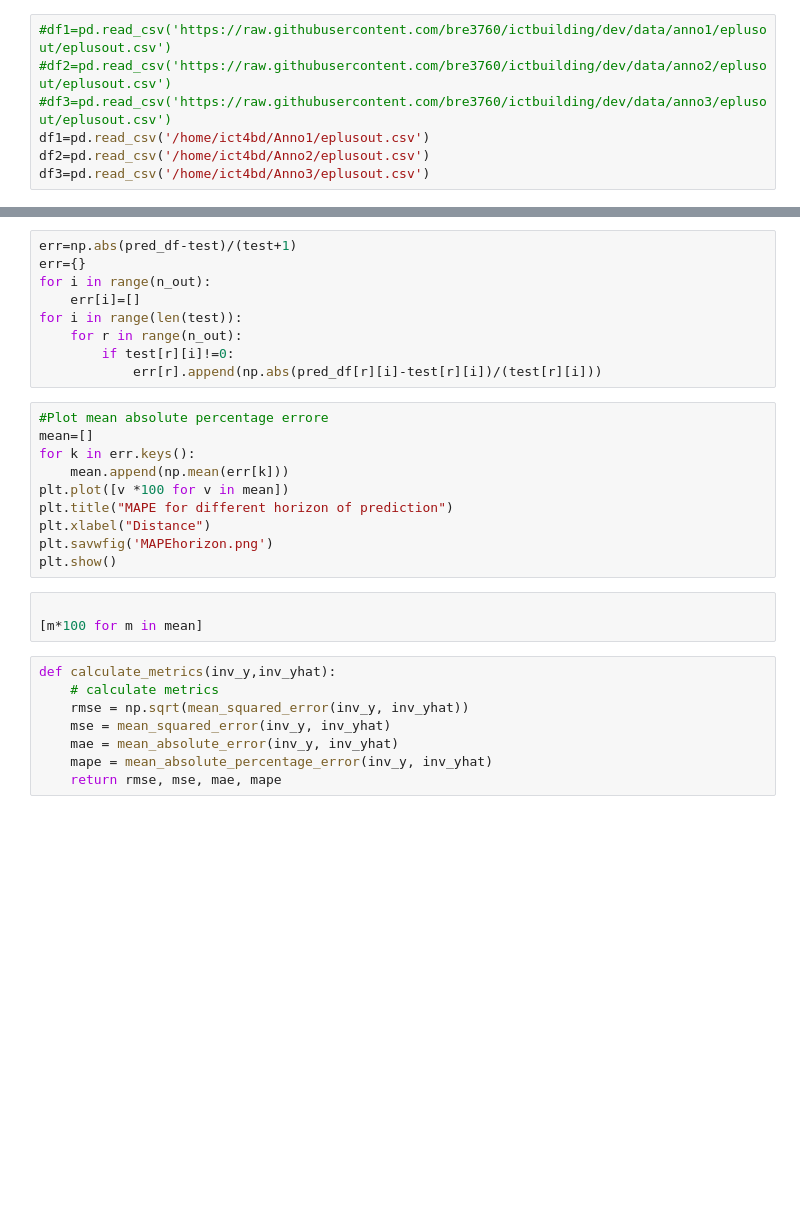
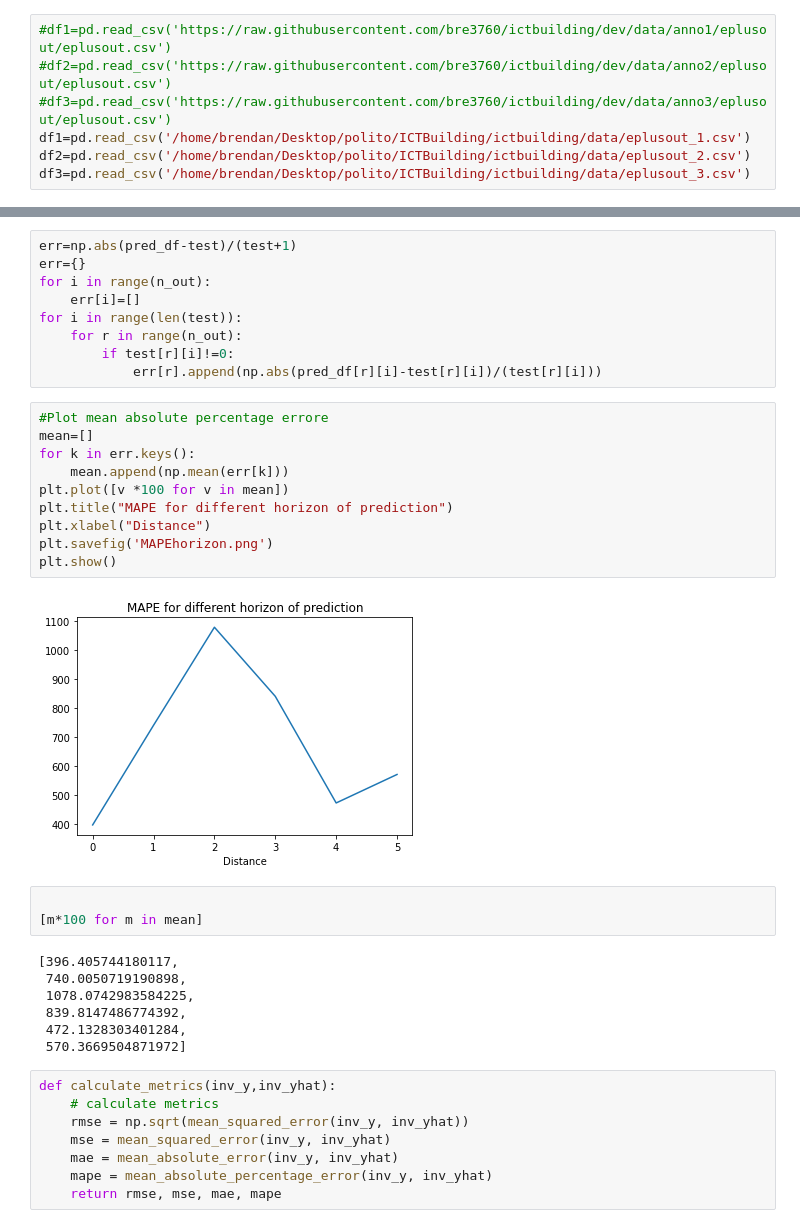
Before and after one commit to bre3760/ictbuilding, a Jupyter notebook: prediction_model/CNNbiLSTM_last.ipynb, the cells around one changed output, grey strips where cells are left out. Cells and saved outputs as stored; diff of their text form; blank space fills up the shorter version.

```diff
--- a/prediction_model/CNNbiLSTM_last.ipynb
+++ b/prediction_model/CNNbiLSTM_last.ipynb
@@ -36,9 +38,9 @@ from sklearn.preprocessing import MinMaxScaler
 #df1=pd.read_csv('https://raw.githubusercontent.com/bre3760/ictbuilding/dev/data/anno1/eplusout/eplusout.csv')
 #df2=pd.read_csv('https://raw.githubusercontent.com/bre3760/ictbuilding/dev/data/anno2/eplusout/eplusout.csv')
 #df3=pd.read_csv('https://raw.githubusercontent.com/bre3760/ictbuilding/dev/data/anno3/eplusout/eplusout.csv')
-df1=pd.read_csv('/home/ict4bd/Anno1/eplusout.csv')
-df2=pd.read_csv('/home/ict4bd/Anno2/eplusout.csv')
-df3=pd.read_csv('/home/ict4bd/Anno3/eplusout.csv')
+df1=pd.read_csv('/home/brendan/Desktop/polito/ICTBuilding/ictbuilding/data/eplusout_1.csv')
+df2=pd.read_csv('/home/brendan/Desktop/polito/ICTBuilding/ictbuilding/data/eplusout_2.csv')
+df3=pd.read_csv('/home/brendan/Desktop/polito/ICTBuilding/ictbuilding/data/eplusout_3.csv')
 # %%
 #Set number of timestep to use for prediction and to predict
 n_in = 12
@@ -295,16 +391,25 @@ for i in range(len(test)):
 # %%
 #Plot mean absolute percentage errore
 mean=[]
 for k in err.keys():
     mean.append(np.mean(err[k]))
 plt.plot([v *100 for v in mean])
 plt.title("MAPE for different horizon of prediction")
 plt.xlabel("Distance")
-plt.savwfig('MAPEhorizon.png')
+plt.savefig('MAPEhorizon.png')
 plt.show()
+# %% [output]
+[figure, added]
 # %%
 
 [m*100 for m in mean]
+# %% [output]
+[396.405744180117,
+ 740.0050719190898,
+ 1078.0742983584225,
+ 839.8147486774392,
+ 472.1328303401284,
+ 570.3669504871972]
 # %%
 def calculate_metrics(inv_y,inv_yhat):
 	# calculate metrics
```
Also changed, not shown: parts of 13 cells of this notebook, 3 other files.
